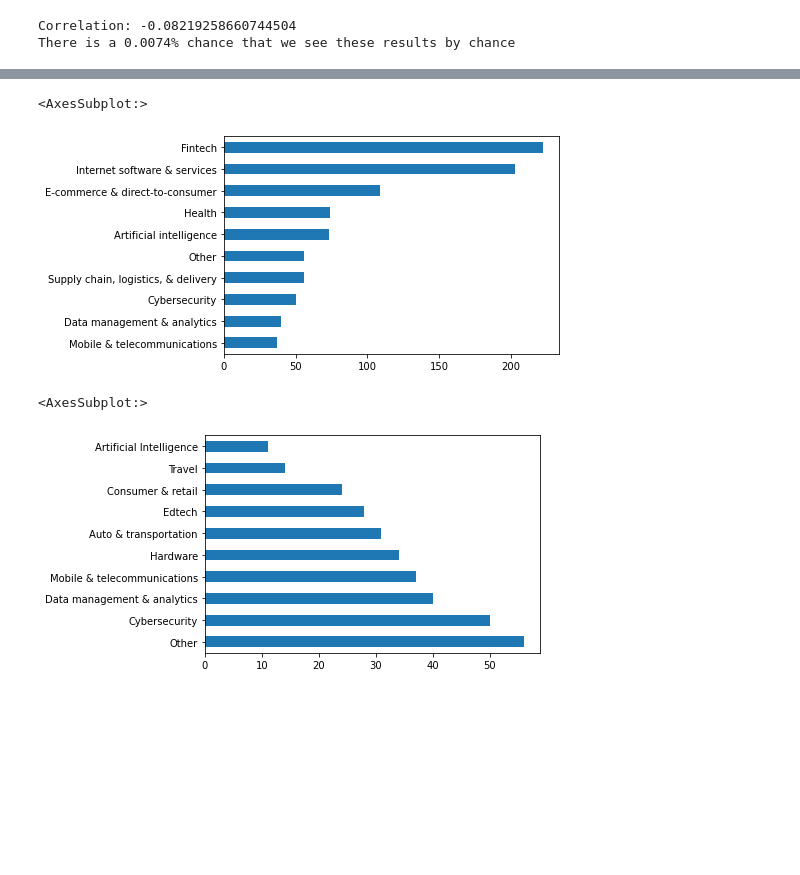
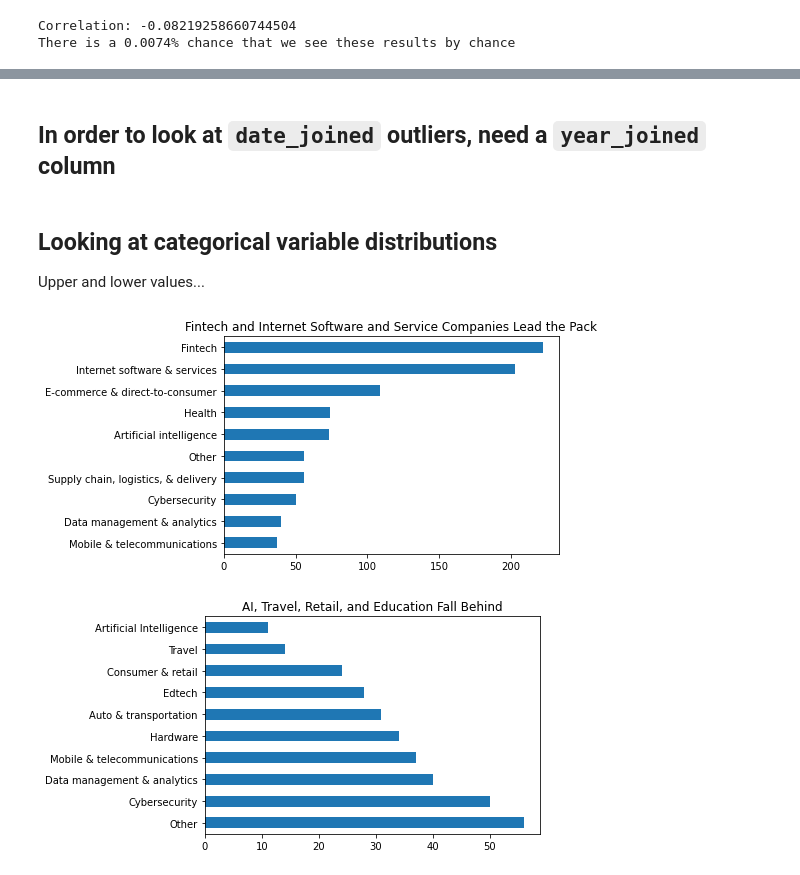
Before and after one commit to stephanie-jones78/unicorn_companies, a Jupyter notebook: unicorn_notebook.ipynb, the cells around one changed output, grey strips where cells are left out. Saved outputs shown, nothing was run; the diff lists cells and outputs as text; code cells hidden in the pictures; blank space fills up the shorter version.

```diff
--- a/unicorn_notebook.ipynb
+++ b/unicorn_notebook.ipynb
@@ -429,0 +658,2 @@ There is a 0.0074% chance that we see these results by chance
+# %% [markdown]
+## In order to look at `date_joined` outliers, need a `year_joined` column
@@ -430,10 +662,15 @@ There is a 0.0074% chance that we see these results by chance
+# %% [markdown]
+## Looking at categorical variable distributions
+Upper and lower values...
 # %%
 df.industry.value_counts()[:10].sort_values().plot.barh()
+plt.title('Fintech and Internet Software and Service Companies Lead the Pack')
+plt.show()
 # %% [output]
-<AxesSubplot:>
-[figure, old version]
+[figure, new version]
 # %%
 df.industry.value_counts()[-10:].plot.barh()
+plt.title('AI, Travel, Retail, and Education Fall Behind')
+plt.show()
 # %% [output]
-<AxesSubplot:>
-[figure, old version]
+[figure, new version]
```
Also changed, not shown: parts of 36 cells of this notebook.
